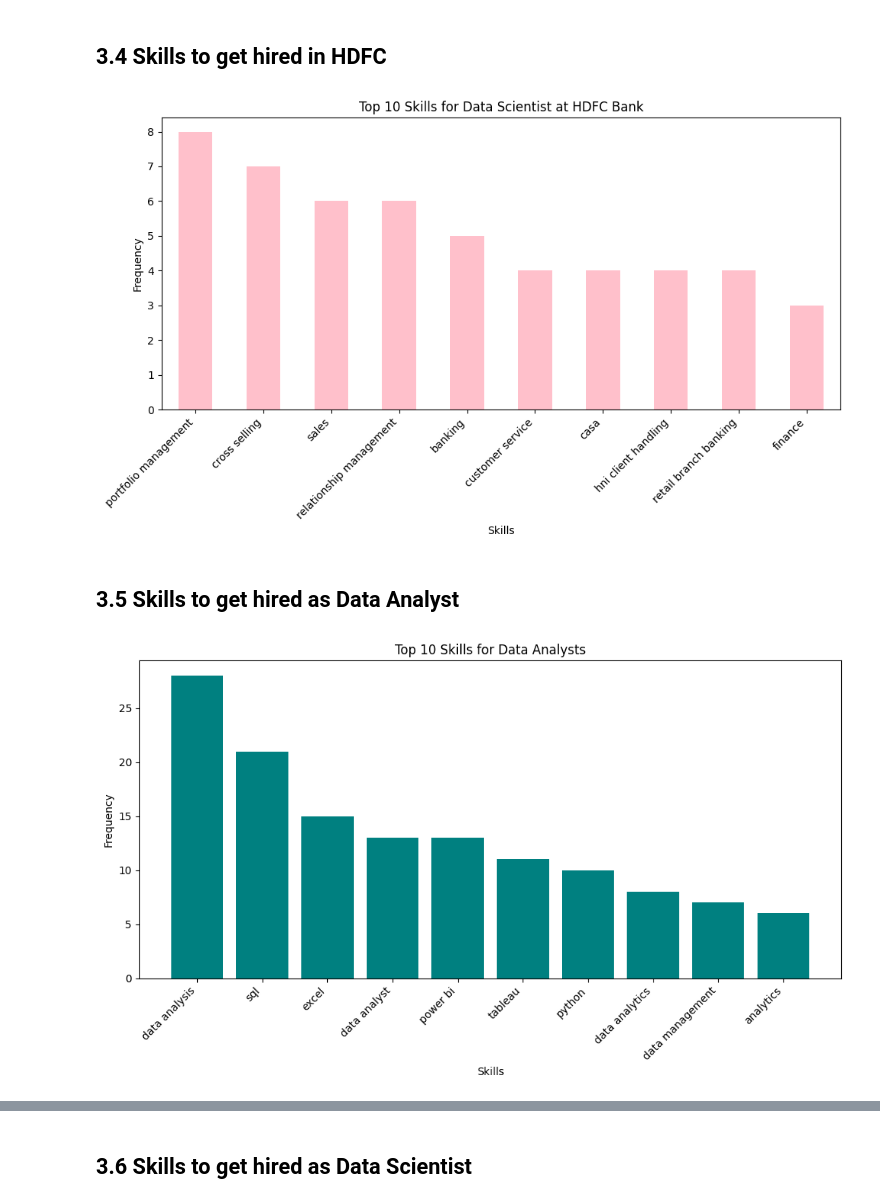
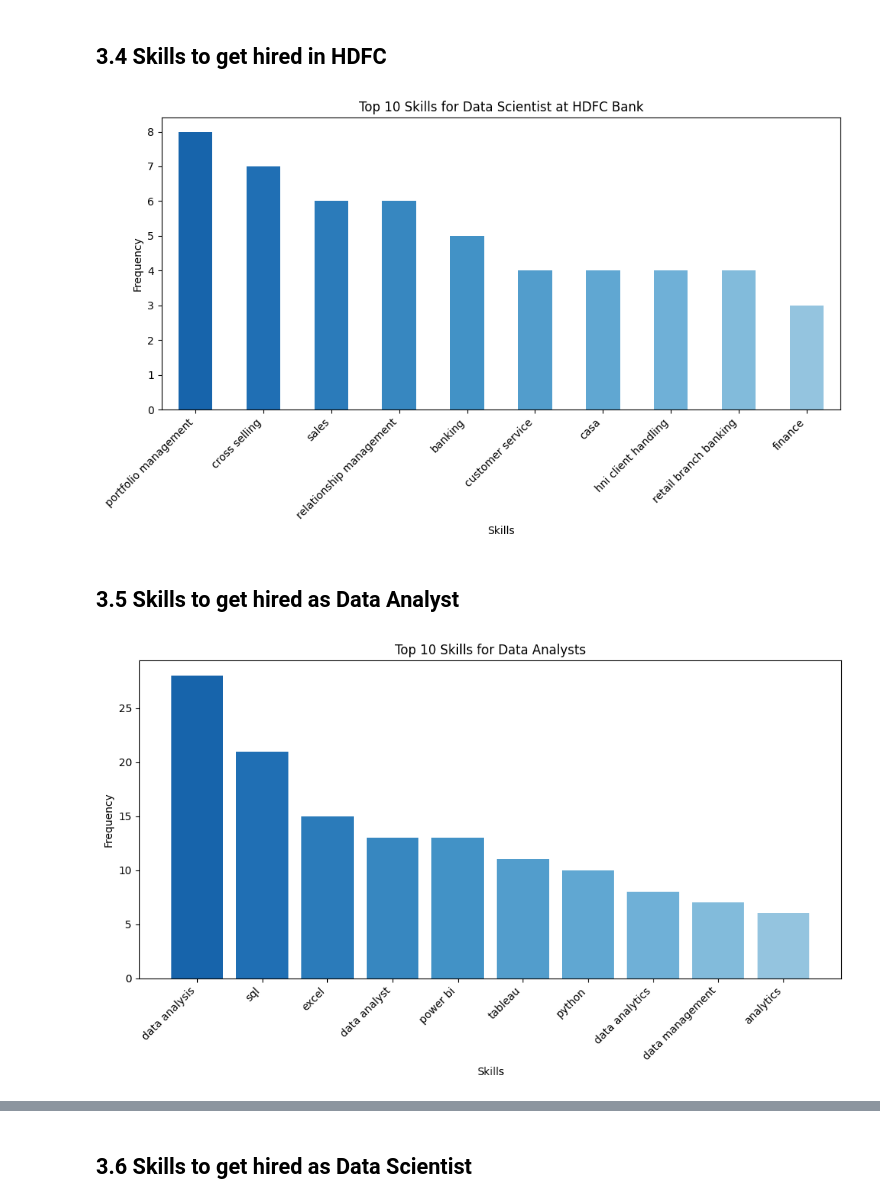
Before and after one commit to MaitreyeeBudhale/Data-Analysis, a Jupyter notebook: Jobs_Analysis.ipynb, the cells around one changed output, grey strips where cells are left out. Drawn from its saved outputs; the diff is of its cells as text; code cells hidden in the pictures.

```diff
--- a/Jobs_Analysis.ipynb
+++ b/Jobs_Analysis.ipynb
@@ -378,14 +298,12 @@ dtype: int64
 # %% [markdown]
 ## 3.4 Skills to get hired in HDFC
 # %%
-import matplotlib.pyplot as plt
-
-# Get the top 10 skills
 top_skills = df[df['company'] == 'Hdfc Bank']['resposibilities'].str.lower().str.split(',').explode().value_counts().head(10)
 
-# Create the bar plot
+colors = cm.Blues(np.linspace(0.8, 0.4, len(top_skills)))
+
 plt.figure(figsize=(10, 6))
-top_skills.plot(kind='bar',color='pink')
+top_skills.plot(kind='bar',color=(colors))
 plt.title('Top 10 Skills for Data Scientist at HDFC Bank')
 plt.xlabel('Skills')
 plt.ylabel('Frequency')
@@ -393,23 +311,21 @@ plt.xticks(rotation=45, ha='right')
 plt.tight_layout()
 plt.show()
 # %% [output]
-[figure, old version]
+[figure, new version]
 # %% [markdown]
 ## 3.5 Skills to get hired as Data Analyst
 # %%
-import matplotlib.pyplot as plt
-
-# Get the top 10 skills for Data Analysts
 top_skills_da = df[df['job_role']=='Data Analyst']['resposibilities'].str.lower().str.split(',').explode().value_counts().head(10)
 
-# Create a visualization that shows the counts
+colors = cm.Blues(np.linspace(0.8, 0.4, len(top_skills)))
+
 plt.figure(figsize=(10, 6))
-plt.bar(top_skills_da.index, top_skills_da.values, color='teal') # Using bar plot as it's more suitable
+plt.bar(top_skills_da.index, top_skills_da.values, color=(colors)) # Using bar plot as it's more suitable
 plt.title('Top 10 Skills for Data Analysts')
 plt.xlabel('Skills')
 plt.ylabel('Frequency')
 plt.xticks(rotation=45, ha='right')
 plt.tight_layout()
 plt.show()
 # %% [output]
-[figure, old version]
+[figure, new version]
```
Also changed, not shown: parts of 19 cells of this notebook.
